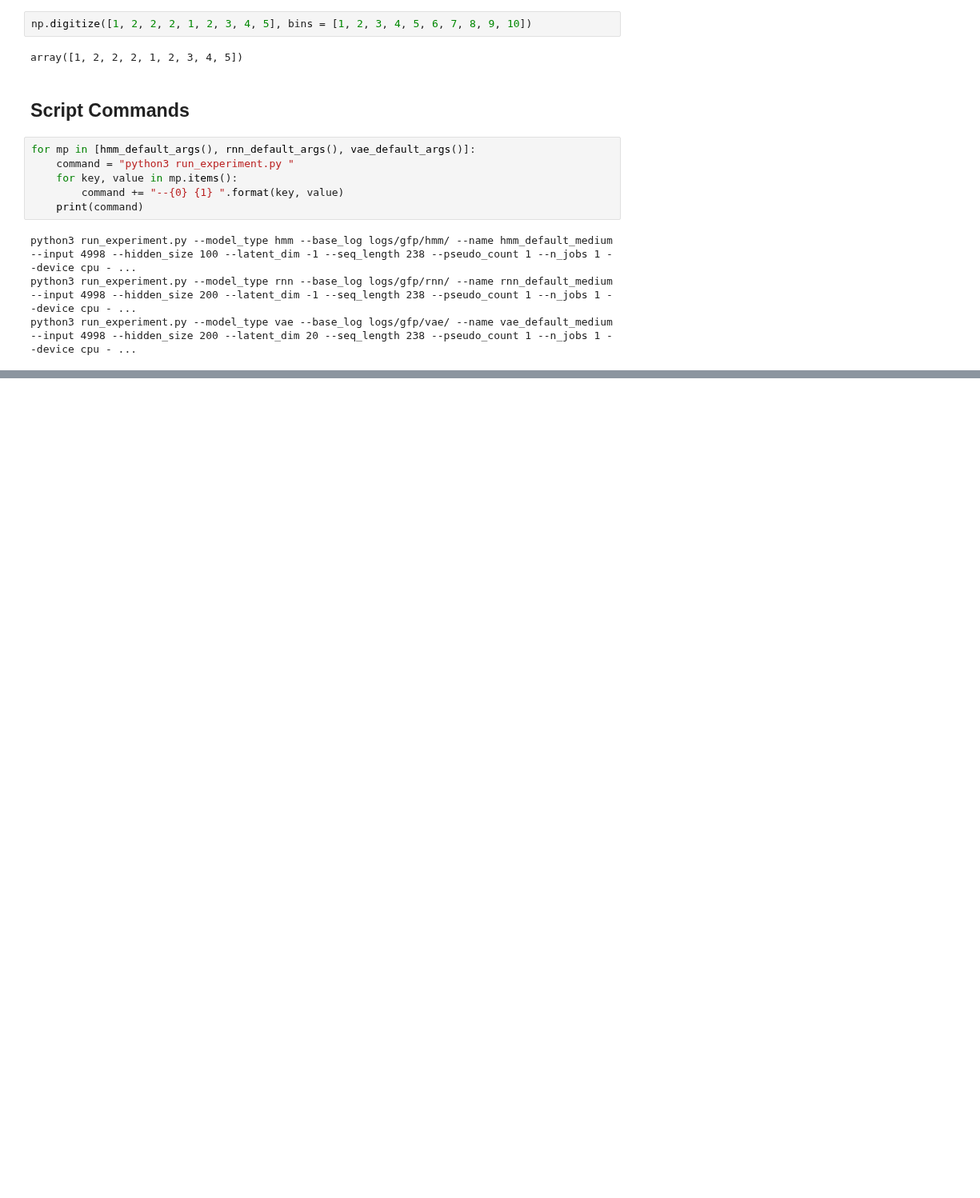
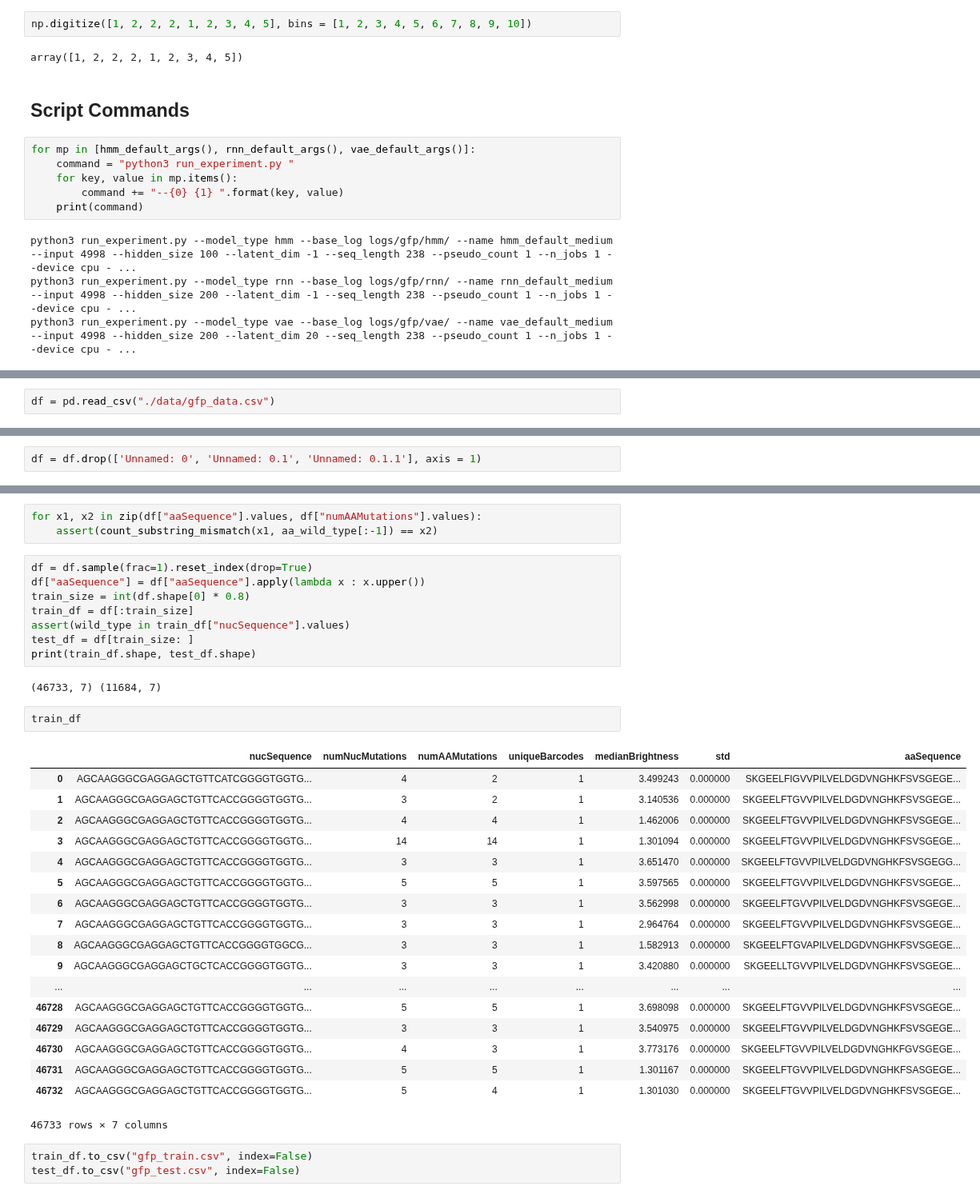
Before and after one commit to j316chuck/generative-model-experiments, a Jupyter notebook: random_experiments.ipynb, the cells around one changed output, grey strips where cells are left out. Shown at 80% size. Saved outputs shown, nothing was run; the diff lists cells and outputs as text; blank space fills up the shorter version.

Commit message:
restructured gfp data

```diff
--- a/random_experiments.ipynb
+++ b/random_experiments.ipynb
@@ -380,0 +460,2 @@ for mp in [hmm_default_smallargs(), rnn_default_args(), vae_default_args()]:
+# %%
+df = pd.read_csv("./data/gfp_data.csv")
@@ -380,0 +466,2 @@ for mp in [hmm_default_smallargs(), rnn_default_args(), vae_default_args()]:
+# %%
+df = df.drop(['Unnamed: 0', 'Unnamed: 0.1', 'Unnamed: 0.1.1'], axis = 1)
@@ -380,0 +481,37 @@ for mp in [hmm_default_smallargs(), rnn_default_args(), vae_default_args()]:
+# %%
+for x1, x2 in zip(df["aaSequence"].values, df["numAAMutations"].values):
+    assert(count_substring_mismatch(x1, aa_wild_type[:-1]) == x2)
+# %%
+df = df.sample(frac=1).reset_index(drop=True)
+df["aaSequence"] = df["aaSequence"].apply(lambda x : x.upper())
+train_size = int(df.shape[0] * 0.8)
+train_df = df[:train_size]
+assert(wild_type in train_df["nucSequence"].values)
+test_df = df[train_size: ]
+print(train_df.shape, test_df.shape)
+# %% [output]
+(46733, 7) (11684, 7)
+# %%
+train_df
+# %% [output]
+|  | nucSequence | numNucMutations | numAAMutations | uniqueBarcodes | medianBrightness | std | aaSequence |
+| 0 | AGCAAGGGCGAGGAGCTGTTCATCGGGGTGGTG... | 4 | 2 | 1 | 3.499243 | 0.000000 | SKGEELFIGVVPILVELDGDVNGHKFSVSGEGE... |
+| 1 | AGCAAGGGCGAGGAGCTGTTCACCGGGGTGGTG... | 3 | 2 | 1 | 3.140536 | 0.000000 | SKGEELFTGVVPILVELDGDVNGHKFSVSGEGE... |
+| 2 | AGCAAGGGCGAGGAGCTGTTCACCGGGGTGGTG... | 4 | 4 | 1 | 1.462006 | 0.000000 | SKGEELFTGVVPILVELDGDVNGHKFSVSGEGE... |
+| 3 | AGCAAGGGCGAGGAGCTGTTCACCGGGGTGGTG... | 14 | 14 | 1 | 1.301094 | 0.000000 | SKGEELFTGVVPILVELDGDVNGHKFSVSGEGE... |
+| 4 | AGCAAGGGCGAGGAGCTGTTCACCGGGGTGGTG... | 3 | 3 | 1 | 3.651470 | 0.000000 | SKGEELFTGVVPILVELDGDVNGHKFSVSGEGG... |
+| 5 | AGCAAGGGCGAGGAGCTGTTCACCGGGGTGGTG... | 5 | 5 | 1 | 3.597565 | 0.000000 | SKGEELFTGVVPILVELDGDVNGHKFSVSGEGE... |
+| 6 | AGCAAGGGCGAGGAGCTGTTCACCGGGGTGGTG... | 3 | 3 | 1 | 3.562998 | 0.000000 | SKGEELFTGVVPILVELDGDVNGHKFSVSGEGE... |
+| 7 | AGCAAGGGCGAGGAGCTGTTCACCGGGGTGGTG... | 3 | 3 | 1 | 2.964764 | 0.000000 | SKGEELFTGVVPILVELDGDVNGHKFSVSGEGE... |
+| 8 | AGCAAGGGCGAGGAGCTGTTCACCGGGGTGGCG... | 3 | 3 | 1 | 1.582913 | 0.000000 | SKGEELFTGVAPILVELDGDVNGHKFSVSGEGE... |
+| 9 | AGCAAGGGCGAGGAGCTGCTCACCGGGGTGGTG... | 3 | 3 | 1 | 3.420880 | 0.000000 | SKGEELLTGVVPILVELDGDVNGHKFSVSGEGE... |
+| ... | ... | ... | ... | ... | ... | ... | ... |
+| 46728 | AGCAAGGGCGAGGAGCTGTTCACCGGGGTGGTG... | 5 | 5 | 1 | 3.698098 | 0.000000 | SKGEELFTGVVPILVELDGDVNGHKFSVSGEGE... |
+| 46729 | AGCAAGGGCGAGGAGCTGTTCACCGGGGTGGTG... | 3 | 3 | 1 | 3.540975 | 0.000000 | SKGEELFTGVVPILVELDGDVNGHKFSVSGEGE... |
+| 46730 | AGCAAGGGCGAGGAGCTGTTCACCGGGGTGGTG... | 4 | 3 | 1 | 3.773176 | 0.000000 | SKGEELFTGVVPILVELDGDVNGHKFGVSGEGE... |
+| 46731 | AGCAAGGGCGAGGAGCTGTTCACCGGGGTGGTG... | 5 | 5 | 1 | 1.301167 | 0.000000 | SKGEELFTGVVPILVELDGDVNGHKFSASGEGE... |
+| 46732 | AGCAAGGGCGAGGAGCTGTTCACCGGGGTGGTG... | 5 | 4 | 1 | 1.301030 | 0.000000 | SKGEELFTGVVPILVELDGDVNGHKFSVSGEGE... |
+46733 rows × 7 columns
+# %%
+train_df.to_csv("gfp_train.csv", index=False)
+test_df.to_csv("gfp_test.csv", index=False)
```
Also changed, not shown: parts of 15 cells of this notebook, 50 other files.
